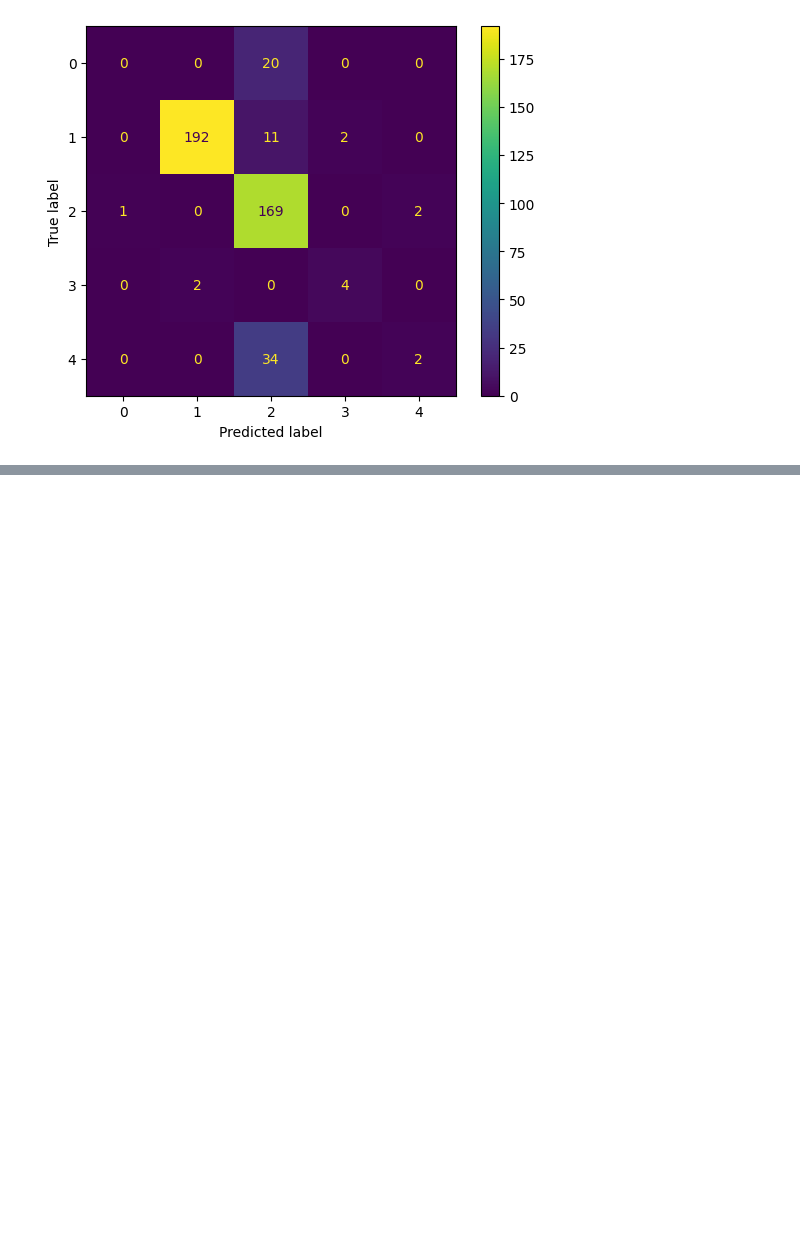
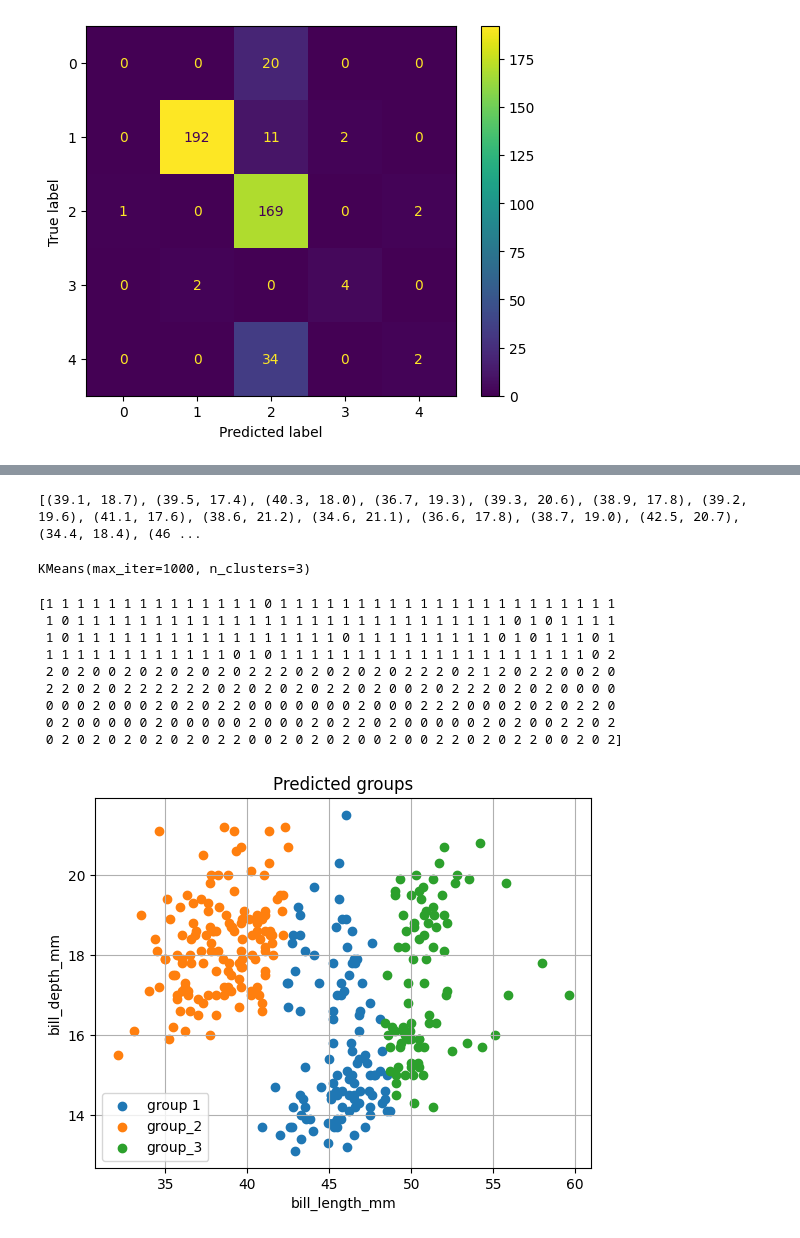
Before and after one commit to imgmaterial/AILabs, a Jupyter notebook: Labs/Lab3/Lab3.ipynb, the cells around one changed output, grey strips where cells are left out. Drawn from its saved outputs; the diff is of its cells as text; code cells hidden in the pictures; blank space fills up the shorter version.

```diff
--- a/Labs/Lab3/Lab3.ipynb
+++ b/Labs/Lab3/Lab3.ipynb
@@ -365,0 +403,38 @@ metrics.ConfusionMatrixDisplay(array).plot()
+# %%
+penguins_data = list(zip(penguins_x,penguins_y))
+print(penguins_data)
+penguions_k_means = KMeans(n_clusters = 3, max_iter=1000)
+# %% [output]
+[(39.1, 18.7), (39.5, 17.4), (40.3, 18.0), (36.7, 19.3), (39.3, 20.6), (38.9, 17.8), (39.2, 19.6), (41.1, 17.6), (38.6, 21.2), (34.6, 21.1), (36.6, 17.8), (38.7, 19.0), (42.5, 20.7), (34.4, 18.4), (46 ...
+# %%
+
+penguions_k_means.fit(penguins_data)
+# %% [output]
+KMeans(max_iter=1000, n_clusters=3)
+# %%
+penguins_pred = penguions_k_means.predict(penguins_data)
+print(penguins_pred)
+penguins_df["prediction"] = penguins_pred
+group_0 = penguins_df.loc[penguins_df["prediction"] == 0]
+group_1 = penguins_df.loc[penguins_df["prediction"] == 1]
+group_2 = penguins_df.loc[penguins_df["prediction"] == 2]
+plt.scatter(group_0["bill_length_mm"],group_0["bill_depth_mm"])
+plt.scatter(group_1["bill_length_mm"],group_1["bill_depth_mm"])
+plt.scatter(group_2["bill_length_mm"],group_2["bill_depth_mm"])
+plt.title("Predicted groups")
+plt.ylabel("bill_depth_mm")
+plt.xlabel("bill_length_mm")
+plt.legend(["group 1", "group_2", "group_3"])
+plt.grid()
+plt.show()
+# %% [output]
+[1 1 1 1 1 1 1 1 1 1 1 1 1 1 0 1 1 1 1 1 1 1 1 1 1 1 1 1 1 1 1 1 1 1 1 1 1
+ 1 0 1 1 1 1 1 1 1 1 1 1 1 1 1 1 1 1 1 1 1 1 1 1 1 1 1 1 1 1 0 1 0 1 1 1 1
+ 1 0 1 1 1 1 1 1 1 1 1 1 1 1 1 1 1 1 1 0 1 1 1 1 1 1 1 1 1 0 1 0 1 1 1 0 1
+ 1 1 1 1 1 1 1 1 1 1 1 1 0 1 0 1 1 1 1 1 1 1 1 1 1 1 1 1 1 1 1 1 1 1 1 0 2
+ 2 0 2 0 0 2 0 2 0 2 0 2 0 2 2 2 0 2 0 2 0 2 0 2 2 2 0 2 1 2 0 2 2 0 0 2 0
+ 2 2 0 2 0 2 2 2 2 2 2 0 2 0 2 0 2 0 2 2 0 2 0 0 2 0 2 2 2 0 2 0 2 0 0 0 0
+ 0 0 0 2 0 0 0 2 0 2 0 2 2 0 0 0 0 0 0 0 2 0 0 0 2 2 2 0 0 0 2 0 2 0 2 2 0
+ 0 2 0 0 0 0 0 2 0 0 0 0 0 2 0 0 0 2 0 2 2 0 2 0 0 0 0 0 2 0 2 0 0 2 2 0 2
+ 0 2 0 2 0 2 0 2 0 2 0 2 2 0 0 2 0 2 0 2 0 0 2 0 0 2 2 0 2 0 2 2 0 0 2 0 2]
+[figure, added]
```
Also changed, not shown: parts of 3 cells of this notebook, 1 other file.
